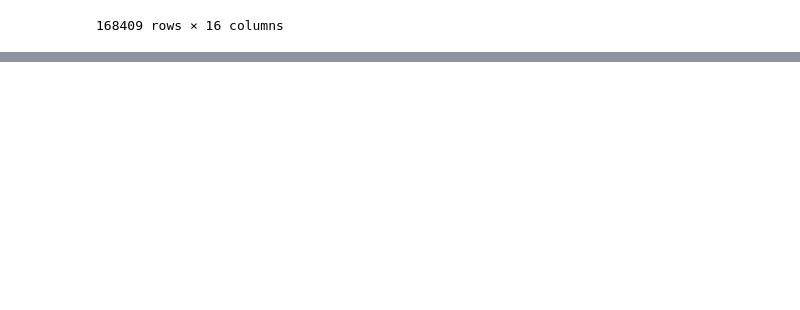
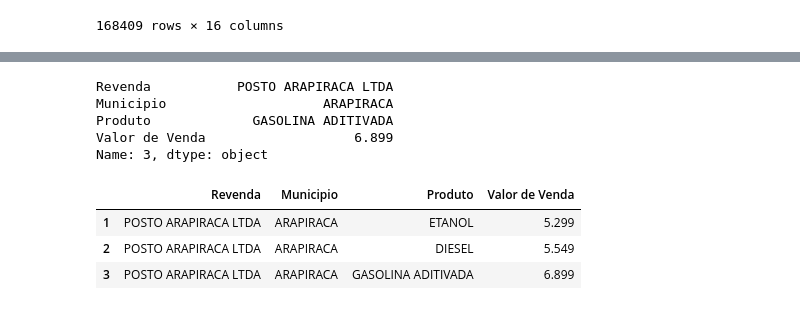
Before and after one commit to MDonata/Curso-de-Extensao-Python-Pandas, a Jupyter notebook: TestandoAnalises.ipynb, the cells around one changed output, grey strips where cells are left out. Saved outputs shown, nothing was run; the diff lists cells and outputs as text; code cells hidden in the pictures; blank space fills up the shorter version.

```diff
--- a/TestandoAnalises.ipynb
+++ b/TestandoAnalises.ipynb
@@ -81,0 +154,18 @@ display(combustiveis_df.head(15))
+# %%
+#Exibe a 4ª linha.
+ca_df = combustiveis_df[['Revenda','Municipio','Produto','Valor de Venda']]
+display(ca_df.loc[3])
+# %% [output]
+Revenda           POSTO ARAPIRACA LTDA
+Municipio                    ARAPIRACA
+Produto             GASOLINA ADITIVADA
+Valor de Venda                   6.899
+Name: 3, dtype: object
+# %%
+ca_df = combustiveis_df[['Revenda','Municipio','Produto','Valor de Venda']]
+display(ca_df.loc[[1, 2, 3]])
+# %% [output]
+|  | Revenda | Municipio | Produto | Valor de Venda |
+| 1 | POSTO ARAPIRACA LTDA | ARAPIRACA | ETANOL | 5.299 |
+| 2 | POSTO ARAPIRACA LTDA | ARAPIRACA | DIESEL | 5.549 |
+| 3 | POSTO ARAPIRACA LTDA | ARAPIRACA | GASOLINA ADITIVADA | 6.899 |
```
Also changed, not shown: parts of 8 cells of this notebook.
